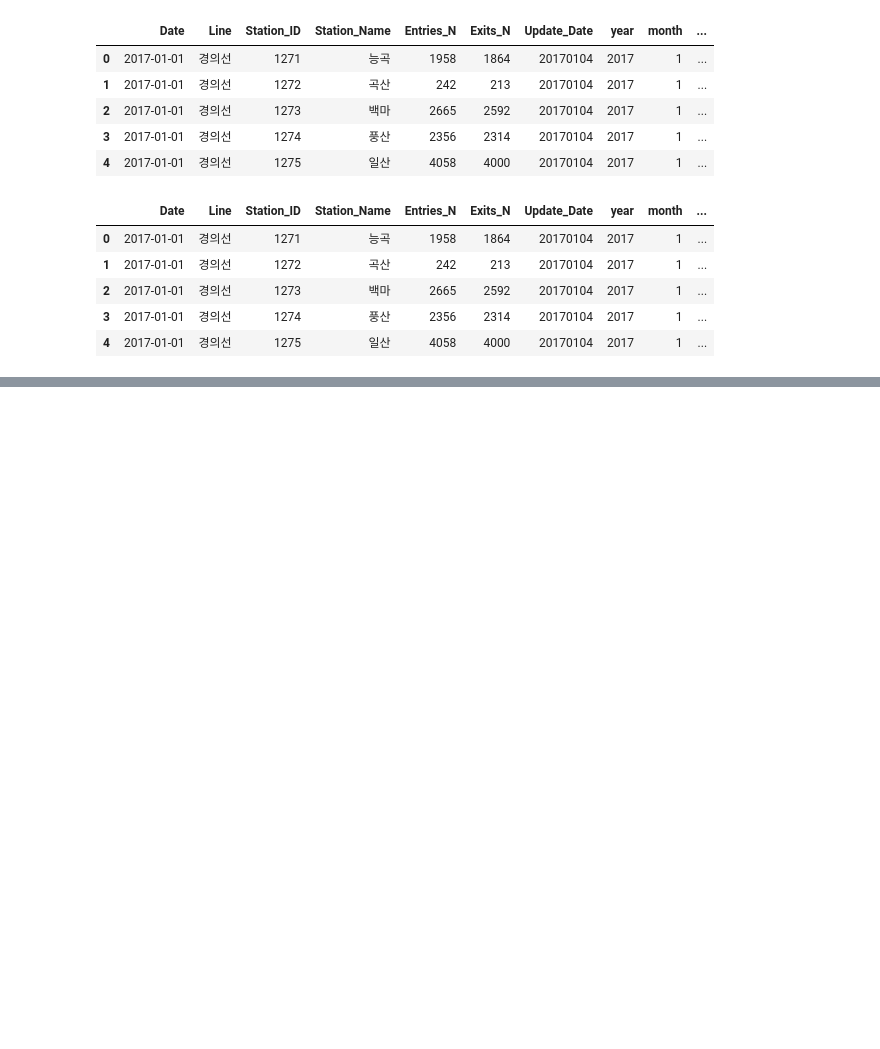
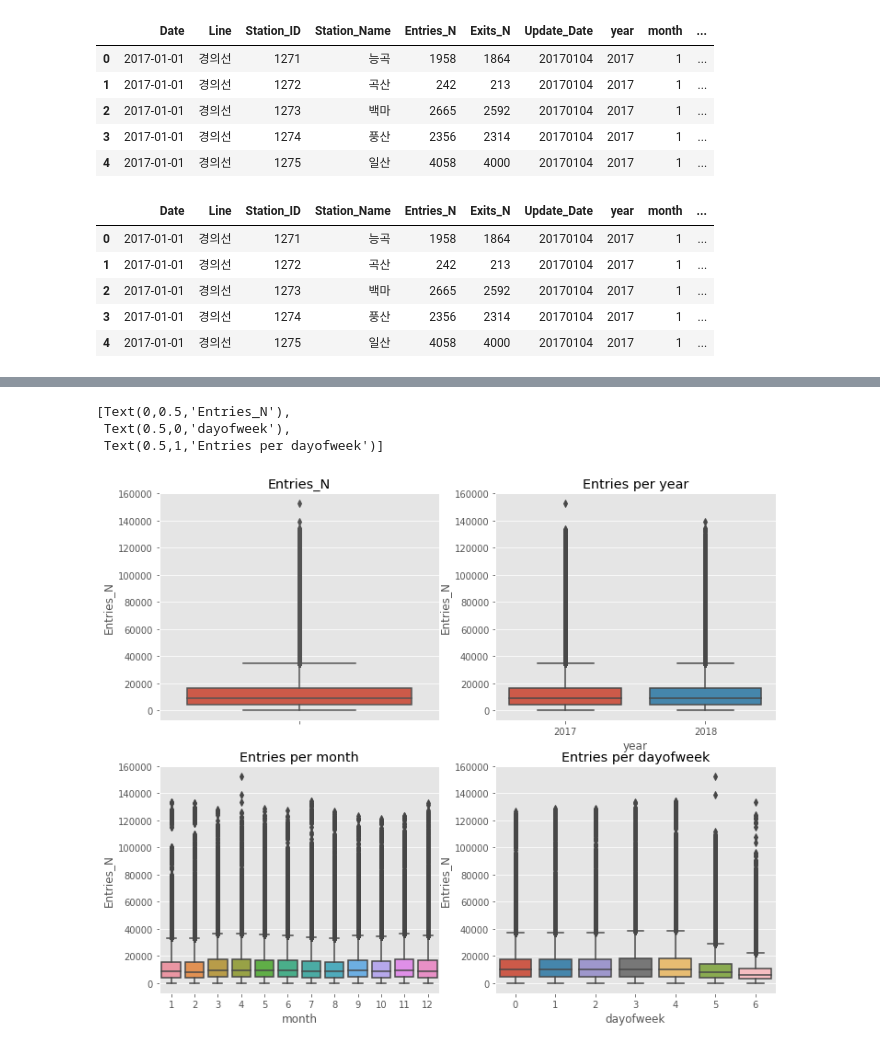
Before and after one commit to MinHyuckChoi/Subway-Project, a Jupyter notebook: Subway_Project.ipynb, the cells around one changed output, grey strips where cells are left out. Cells and saved outputs as stored; diff of their text form; code cells hidden in the pictures; blank space fills up the shorter version.

```diff
--- a/Subway_Project.ipynb
+++ b/Subway_Project.ipynb
@@ -251,0 +269,17 @@ total_subway_weather.head()
+# %%
+fig, axes = plt.subplots(nrows=2, ncols=2)
+fig.set_size_inches(12,10)
+sns.boxplot(data=total_subway_weather,y="Entries_N",orient="v",ax=axes[0][0])
+sns.boxplot(data=total_subway_weather,y="Entries_N",x="year",orient="v",ax=axes[0][1])
+sns.boxplot(data=total_subway_weather,y="Entries_N",x="month",orient="v",ax=axes[1][0])
+sns.boxplot(data=total_subway_weather,y="Entries_N",x="dayofweek",orient="v",ax=axes[1][1])
+
+axes[0][0].set(ylabel='Entries_N',title="Entries_N")
+axes[0][1].set(xlabel='year',ylabel='Entries_N',title="Entries per year")
+axes[1][0].set(xlabel='month',ylabel='Entries_N',title="Entries per month")
+axes[1][1].set(xlabel='dayofweek',ylabel='Entries_N',title="Entries per dayofweek")
+# %% [output]
+[Text(0,0.5,'Entries_N'),
+ Text(0.5,0,'dayofweek'),
+ Text(0.5,1,'Entries per dayofweek')]
+[figure, added]
```
Also changed, not shown: parts of 1 cell of this notebook.
